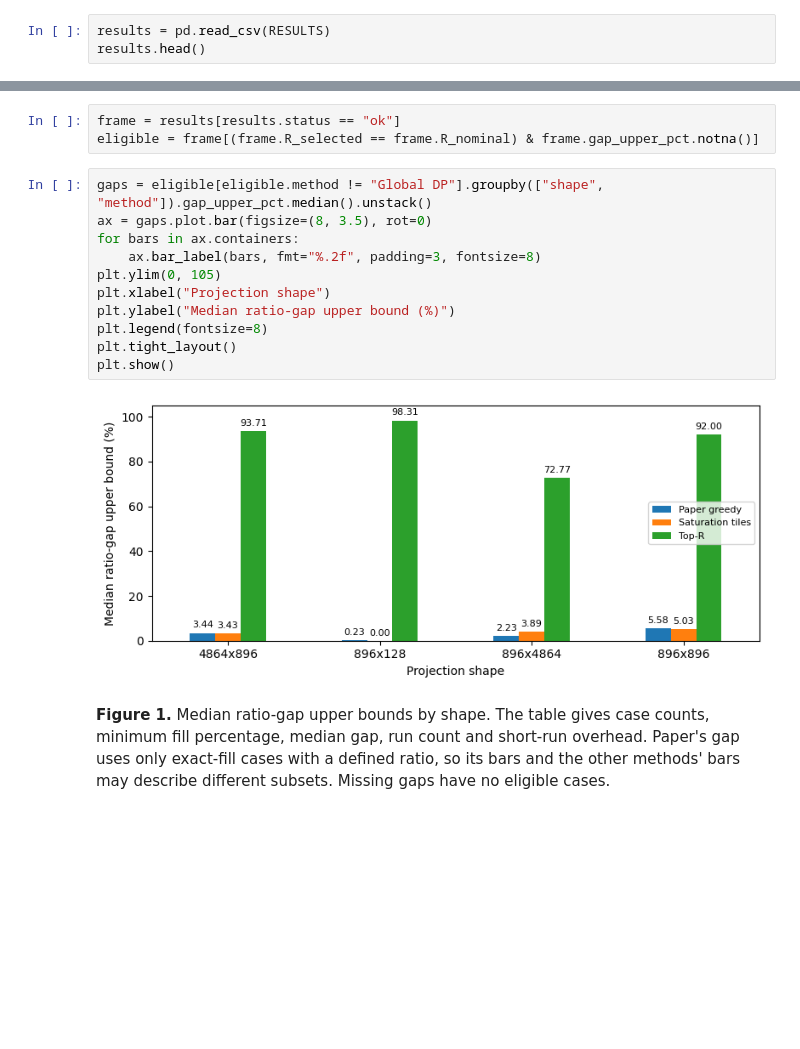
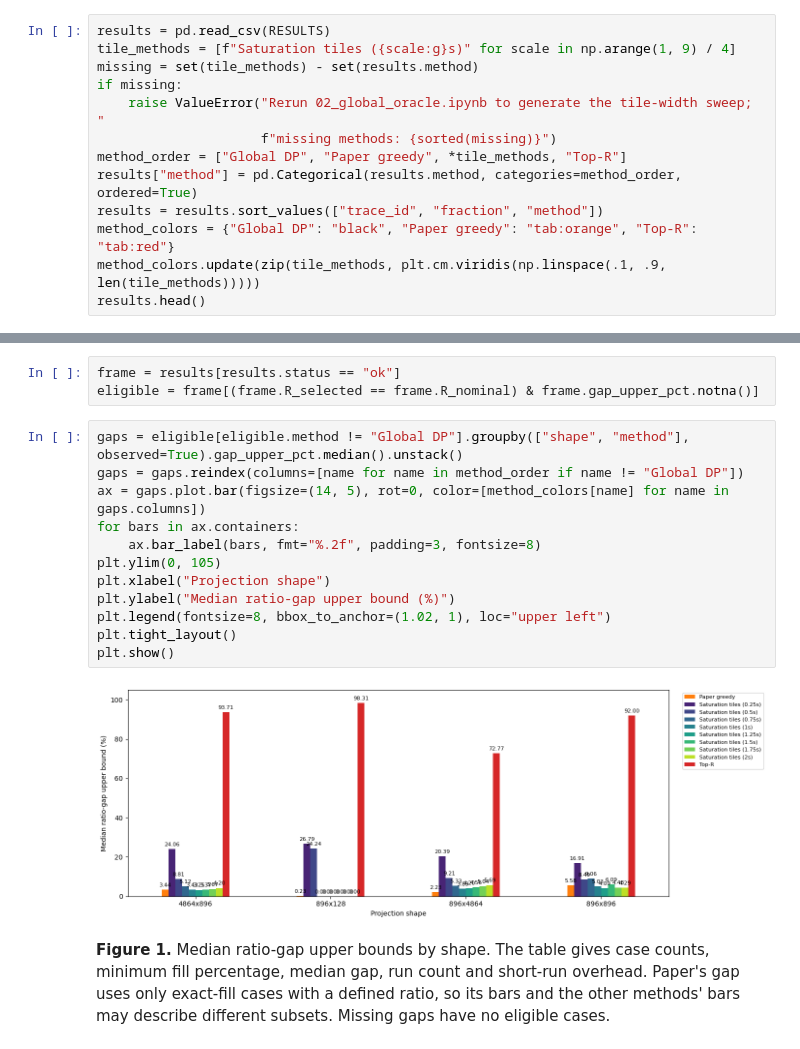
Before and after one commit to yabsed/vlm-in-flash-jupyter, a Jupyter notebook: results/02/02_analyze_oracle.ipynb, the cells around one changed output, grey strips where cells are left out. Saved outputs shown, nothing was run; the diff lists cells and outputs as text; blank space fills up the shorter version.

```diff
--- a/results/02/02_analyze_oracle.ipynb
+++ b/results/02/02_analyze_oracle.ipynb
@@ -16,6 +16,16 @@ import matplotlib.pyplot as plt
 RESULTS = Path("oracle_results_fixed_r.csv")
 # %%
 results = pd.read_csv(RESULTS)
+tile_methods = [f"Saturation tiles ({scale:g}s)" for scale in np.arange(1, 9) / 4]
+missing = set(tile_methods) - set(results.method)
+if missing:
+    raise ValueError("Rerun 02_global_oracle.ipynb to generate the tile-width sweep; "
+                     f"missing methods: {sorted(missing)}")
+method_order = ["Global DP", "Paper greedy", *tile_methods, "Top-R"]
+results["method"] = pd.Categorical(results.method, categories=method_order, ordered=True)
+results = results.sort_values(["trace_id", "fraction", "method"])
+method_colors = {"Global DP": "black", "Paper greedy": "tab:orange", "Top-R": "tab:red"}
+method_colors.update(zip(tile_methods, plt.cm.viridis(np.linspace(.1, .9, len(tile_methods)))))
 results.head()
 # %% [output]
 |  | trace_id | shape | prompt | fraction | N | R_nominal | R_selected | fill_pct | method | status | ... |
@@ -31,18 +41,19 @@ results.head()
 frame = results[results.status == "ok"]
 eligible = frame[(frame.R_selected == frame.R_nominal) & frame.gap_upper_pct.notna()]
 # %%
-gaps = eligible[eligible.method != "Global DP"].groupby(["shape", "method"]).gap_upper_pct.median().unstack()
-ax = gaps.plot.bar(figsize=(8, 3.5), rot=0)
+gaps = eligible[eligible.method != "Global DP"].groupby(["shape", "method"], observed=True).gap_upper_pct.median().unstack()
+gaps = gaps.reindex(columns=[name for name in method_order if name != "Global DP"])
+ax = gaps.plot.bar(figsize=(14, 5), rot=0, color=[method_colors[name] for name in gaps.columns])
 for bars in ax.containers:
     ax.bar_label(bars, fmt="%.2f", padding=3, fontsize=8)
 plt.ylim(0, 105)
 plt.xlabel("Projection shape")
 plt.ylabel("Median ratio-gap upper bound (%)")
-plt.legend(fontsize=8)
+plt.legend(fontsize=8, bbox_to_anchor=(1.02, 1), loc="upper left")
 plt.tight_layout()
 plt.show()
 # %% [output]
-[figure, old version]
+[figure, new version]
 # %% [markdown]
 **Figure 1.** Median ratio-gap upper bounds by shape. The table gives case counts, minimum fill percentage, median gap, run count and short-run overhead. Paper's gap uses only exact-fill cases with a defined ratio, so its bars and the other methods' bars may describe different subsets. Missing gaps have no eligible cases.
 # %% [markdown]
```
Also changed, not shown: parts of 8 cells of this notebook, 2 other files.
